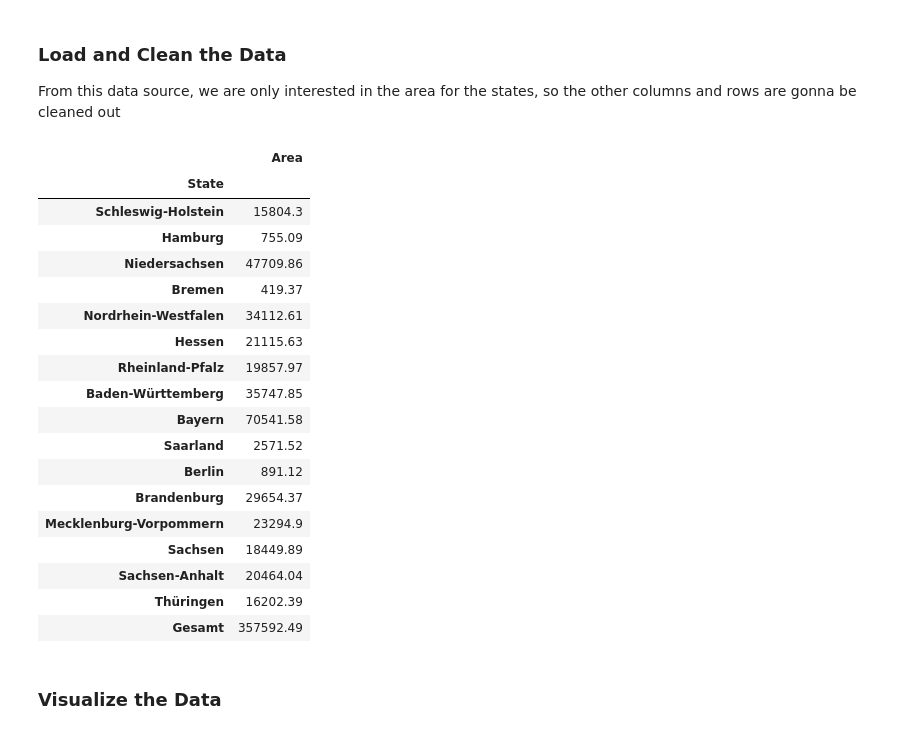
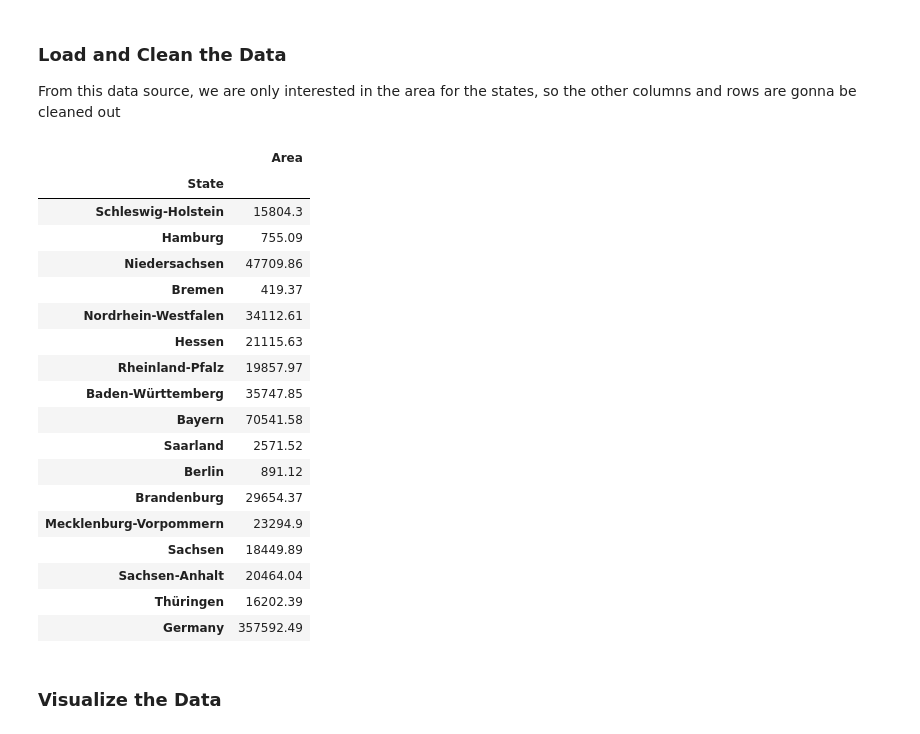
Before and after one commit to jvalue/made-template, a Jupyter notebook: project/datasources.ipynb, the cells around one changed output. Saved outputs shown, nothing was run; the diff lists cells and outputs as text; code cells hidden in the pictures.

```diff
--- a/project/datasources.ipynb
+++ b/project/datasources.ipynb
@@ -254,36 +255,36 @@ ds3.columns = ['State', 'Area']
 ds3['State'] = ds3['State'].apply(lambda x: x[4:] if type(x) is str else x)
 
 #
-ds3.iloc[-1, 0] = 'Gesamt'
+ds3.iloc[-1, 0] = 'Germany'
 
 # Drop the rows which contain NaN (= rows for the states capitals)
 ds3 = ds3.dropna()
 
 # Set the State column as the index
 ds3.set_index('State', inplace=True)
 
 # Overview of the cleaned table
 ds3
 # %% [output]
 |  | Area |
 | State |  |
 | Schleswig-Holstein | 15804.3 |
 | Hamburg | 755.09 |
 | Niedersachsen | 47709.86 |
 | Bremen | 419.37 |
 | Nordrhein-Westfalen | 34112.61 |
 | Hessen | 21115.63 |
 | Rheinland-Pfalz | 19857.97 |
 | Baden-Württemberg | 35747.85 |
 | Bayern | 70541.58 |
 | Saarland | 2571.52 |
 | Berlin | 891.12 |
 | Brandenburg | 29654.37 |
 | Mecklenburg-Vorpommern | 23294.9 |
 | Sachsen | 18449.89 |
 | Sachsen-Anhalt | 20464.04 |
 | Thüringen | 16202.39 |
-| Gesamt | 357592.49 |
+| Germany | 357592.49 |
 # %% [markdown]
 ### Visualize the Data
 # %%
```
Also changed, not shown: parts of 7 cells of this notebook, 5 other files.
